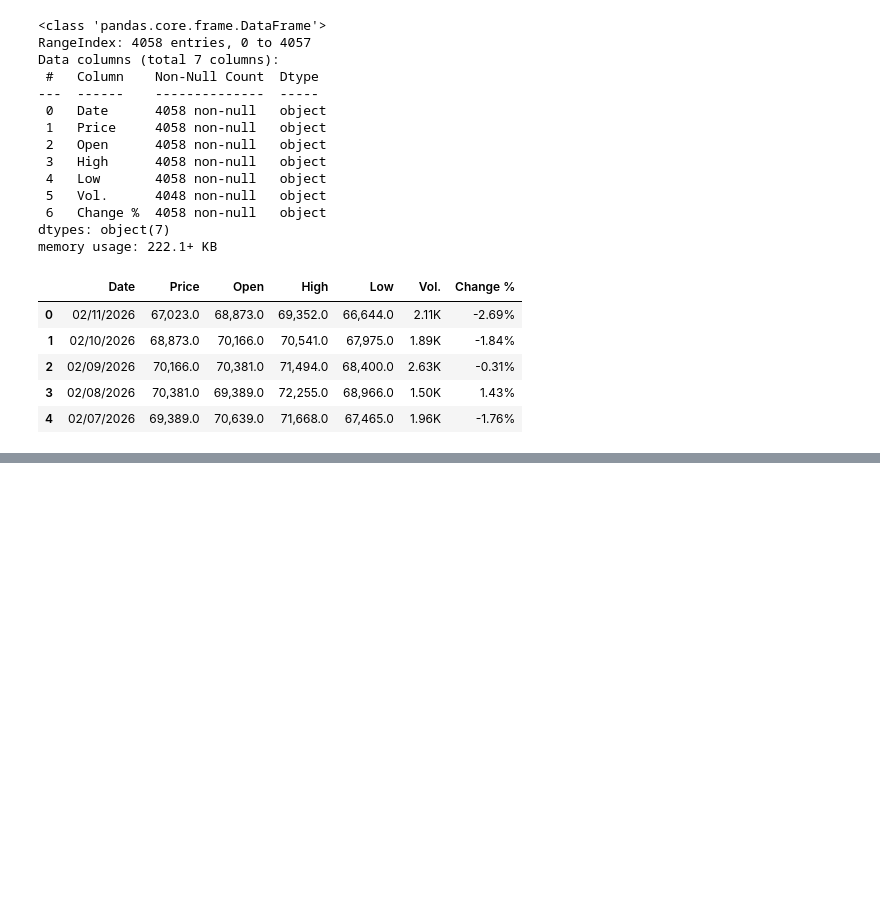
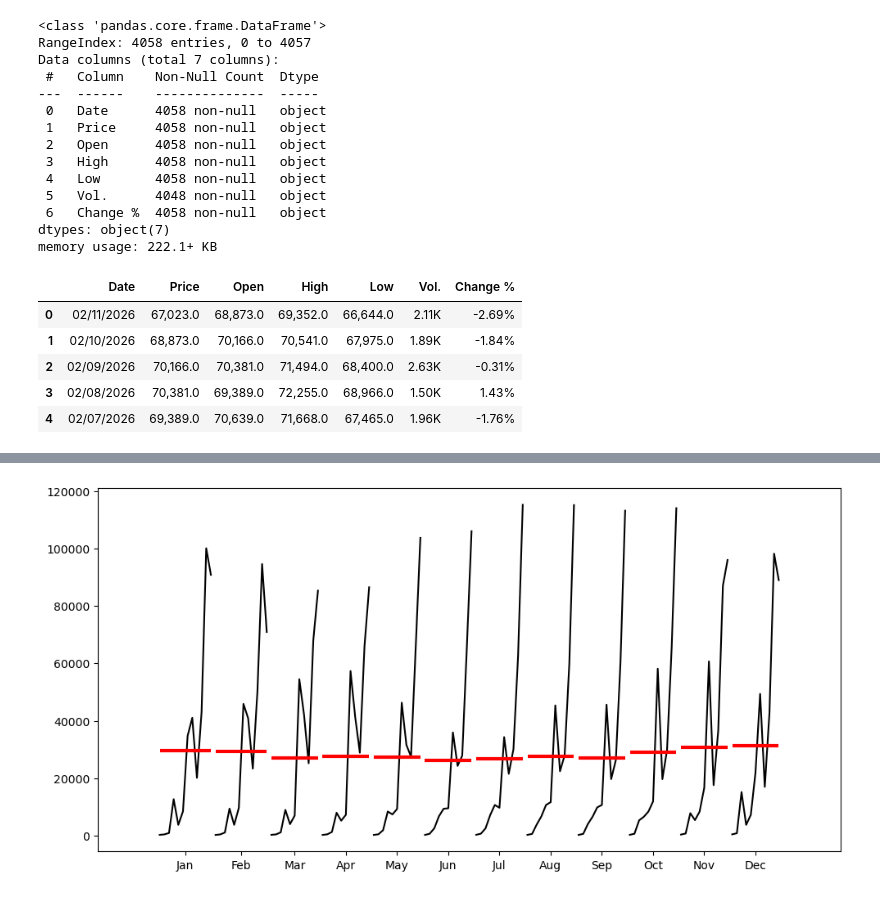
Before and after one commit to steve1-1269/bitcoin-prediction, a Jupyter notebook: main.ipynb, the cells around one changed output, grey strips where cells are left out. Drawn from its saved outputs; the diff is of its cells as text; code cells hidden in the pictures; blank space fills up the shorter version.

```diff
--- a/main.ipynb
+++ b/main.ipynb
@@ -80,0 +114,9 @@ memory usage: 222.0+ KB
+# %%
+df.rename(columns={"Price" :"Y"}, inplace= True)
+# %%
+month_plot(df.Y.resample('ME').mean()).set_size_inches(10,5)
+
+plt.tight_layout()
+plt.show()
+# %% [output]
+[figure, added]
```
Also changed, not shown: parts of 52 cells of this notebook, 3 other files.
